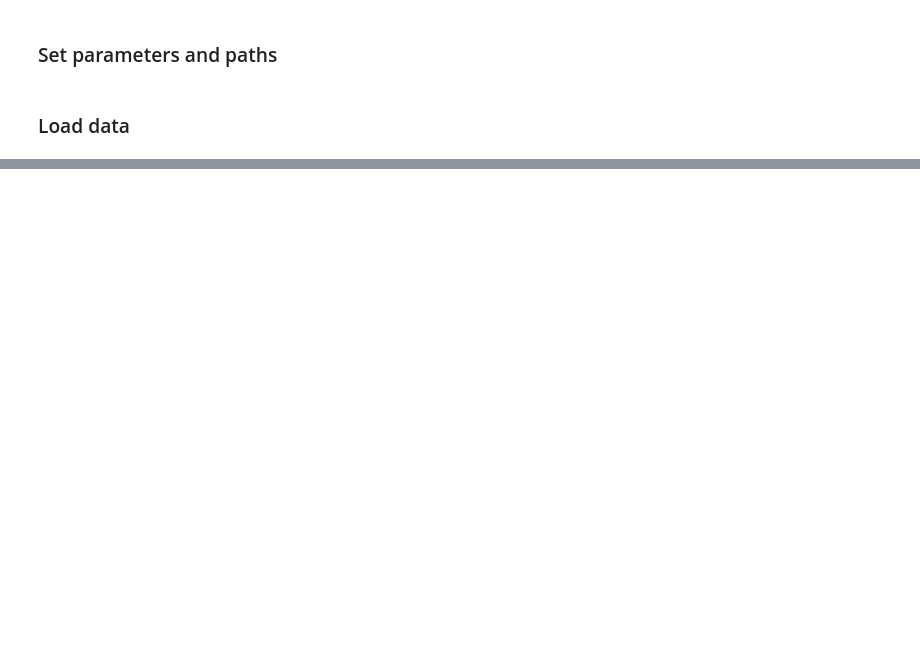
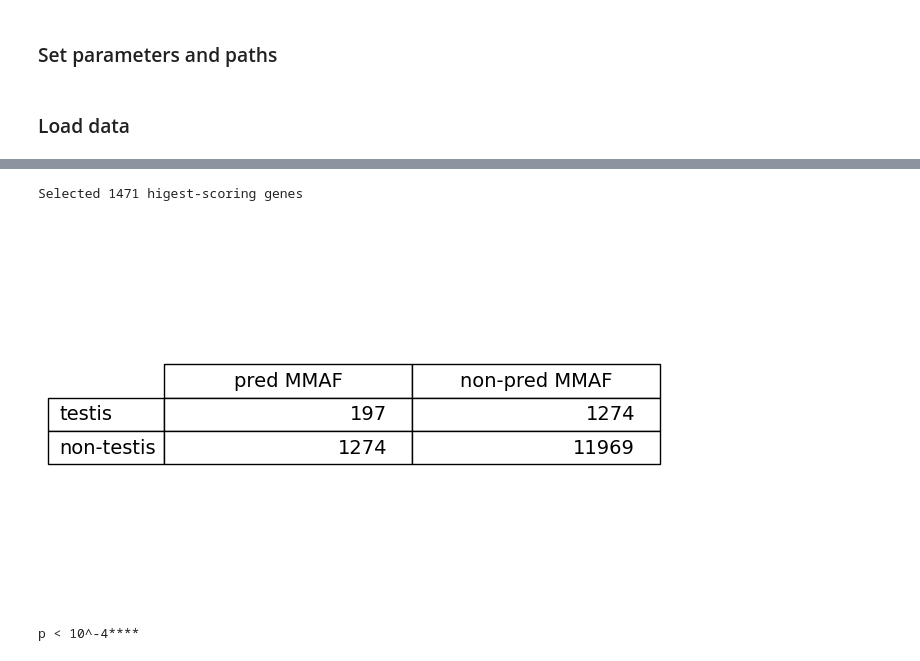
Before and after one commit to jedrzejkubica/GBA-centrality, a Jupyter notebook: dev/validation_GBA_centrality.ipynb, the cells around one changed output, grey strips where cells are left out. Cells and saved outputs as stored; diff of their text form; code cells hidden in the pictures; blank space fills up the shorter version.

```diff
--- a/dev/validation_GBA_centrality.ipynb
+++ b/dev/validation_GBA_centrality.ipynb
@@ -129,6 +140,8 @@ INTERACTOME_FILE = "../input/Interactome_human.sif"
 
 RESULTS_FILE = f"../output/{PHENOTYPE}/alpha{alpha}_d{D_MAX}/scores.tsv"
 LEAVE_ONE_OUT_FILE = f"../output/{PHENOTYPE}/alpha{alpha}_d{D_MAX}/scores_leave_one_out.tsv"
+
+RESULTS_RWR_FILE = f"/home/kubicaj/workspace/MultiXrank/{PHENOTYPE}/output_{PHENOTYPE}/multiplex_1.tsv"
 # %%
 '''Data and parameters for Part II: Tissue-enrichment validation'''
 PRED_CAUSAL_DEF = 10 # [%]
@@ -416,0 +276,49 @@ print(avg_dist)
+# %%
+'''Get top x% of highest-scoring genes (including causal)'''
+
+# due to obsolete GTEx data, ...
+for gene in interactome:
+    if gene not in tissue_expr:
+        del ENSG2score_RWR[gene]
+
+results_RWR_sorted = sorted(ENSG2score_RWR.keys(), key=lambda item: ENSG2score_RWR[item], reverse=True)
+pred_causal_RWR, non_pred_causal_RWR = take_top_percent(results_RWR_sorted, PRED_CAUSAL_DEF)
+
+print(f"Selected {len(pred_causal)} higest-scoring genes")
+# %% [output]
+Selected 1471 higest-scoring genes
+# %%
+'''Construct a contingency matrix for the Fisher exact test'''
+x1 = len(intersection(pred_causal_RWR, tissue_enriched))
+x2 = len(intersection(non_pred_causal_RWR, tissue_enriched))
+x3 = len(intersection(pred_causal_RWR, non_tissue_enriched))
+x4 = len(intersection(non_pred_causal_RWR, non_tissue_enriched))
+
+contingency_matrix = [[x1, x2], [x3, x4]]
+
+# plot the contingency table
+fig, ax = matplotlib.pyplot.subplots()
+table = ax.table(contingency_matrix,
+                 rowLabels=[f'{TISSUE}', f'non-{TISSUE}'],
+                 colLabels=[f'pred {PHENOTYPE}', f'non-pred {PHENOTYPE}'],
+                 loc="center")
+ax.axis('tight')
+ax.axis('off')
+table.set_fontsize(14)
+table.scale(1,2)
+# %% [output]
+[figure, added]
+# %%
+'''
+Check if the ratio of predicted causal genes enriched in the tissue is greater
+than the ratio of all genes enriched in the tissue
+
+Note: alternative='greater' is the probability that a random table has x >= a,
+where contingency_matrix = [[a, b], [c, d]]
+'''
+_, p_tissue_expr = scipy.stats.fisher_exact(contingency_matrix, alternative='greater')
+
+p_tissue_expr = format_pvalue(pvalue=p_tissue_expr)
+print(f"{p_tissue_expr}")
+# %% [output]
+p < 10^-4****
```
Also changed, not shown: parts of 49 cells of this notebook.
